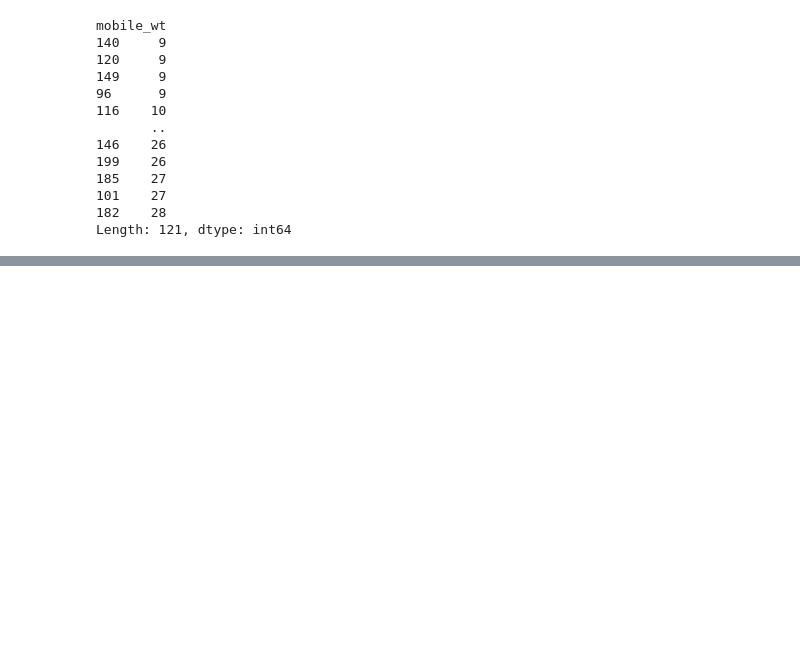
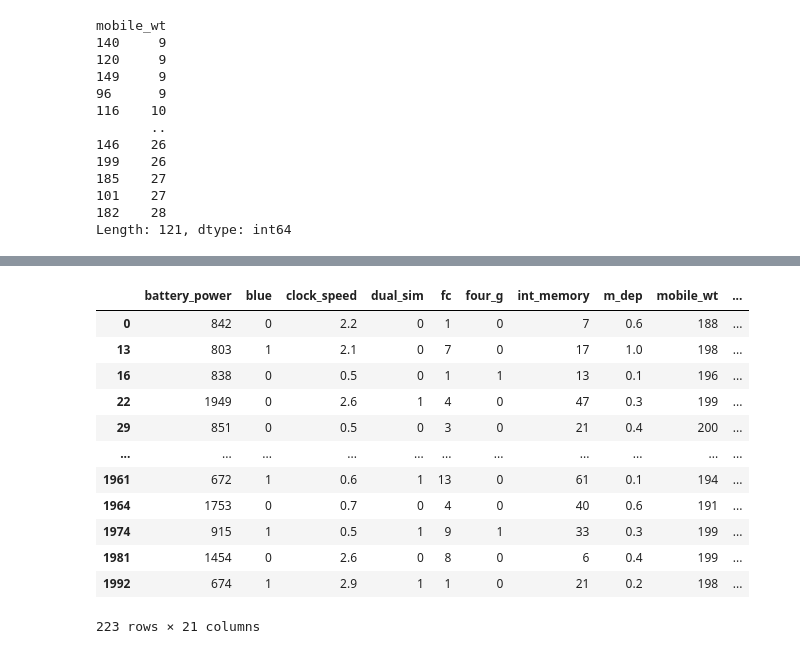
Before and after one commit to theLeague-AI/TheLeagueAI_main, a Jupyter notebook: Project_2021/Mobile Price Competition Data Preparation.ipynb, the cells around one changed output, grey strips where cells are left out. Saved outputs shown, nothing was run; the diff lists cells and outputs as text; code cells hidden in the pictures; blank space fills up the shorter version.

```diff
--- a/Project_2021/Mobile Price Competition Data Preparation.ipynb
+++ b/Project_2021/Mobile Price Competition Data Preparation.ipynb
@@ -169,2 +162,19 @@ mobile_wt_200
+# %%
+mobile_wt_200 = df_train[df_train['mobile_wt']>=188]
+mobile_wt_200
+# %% [output]
+|  | battery_power | blue | clock_speed | dual_sim | fc | four_g | int_memory | m_dep | mobile_wt | ... |
+| 0 | 842 | 0 | 2.2 | 0 | 1 | 0 | 7 | 0.6 | 188 | ... |
+| 13 | 803 | 1 | 2.1 | 0 | 7 | 0 | 17 | 1.0 | 198 | ... |
+| 16 | 838 | 0 | 0.5 | 0 | 1 | 1 | 13 | 0.1 | 196 | ... |
+| 22 | 1949 | 0 | 2.6 | 1 | 4 | 0 | 47 | 0.3 | 199 | ... |
+| 29 | 851 | 0 | 0.5 | 0 | 3 | 0 | 21 | 0.4 | 200 | ... |
+| ... | ... | ... | ... | ... | ... | ... | ... | ... | ... | ... |
+| 1961 | 672 | 1 | 0.6 | 1 | 13 | 0 | 61 | 0.1 | 194 | ... |
+| 1964 | 1753 | 0 | 0.7 | 0 | 4 | 0 | 40 | 0.6 | 191 | ... |
+| 1974 | 915 | 1 | 0.5 | 1 | 9 | 1 | 33 | 0.3 | 199 | ... |
+| 1981 | 1454 | 0 | 2.6 | 0 | 8 | 0 | 6 | 0.4 | 199 | ... |
+| 1992 | 674 | 1 | 2.9 | 1 | 1 | 0 | 21 | 0.2 | 198 | ... |
+223 rows × 21 columns
 # %%
 df_train.loc[((df_train.mobile_wt == 188) & (df_train.battery_power == 819)), "mobile_wt"] = 300
```
Also changed, not shown: parts of 16 cells of this notebook, 1 other file.
